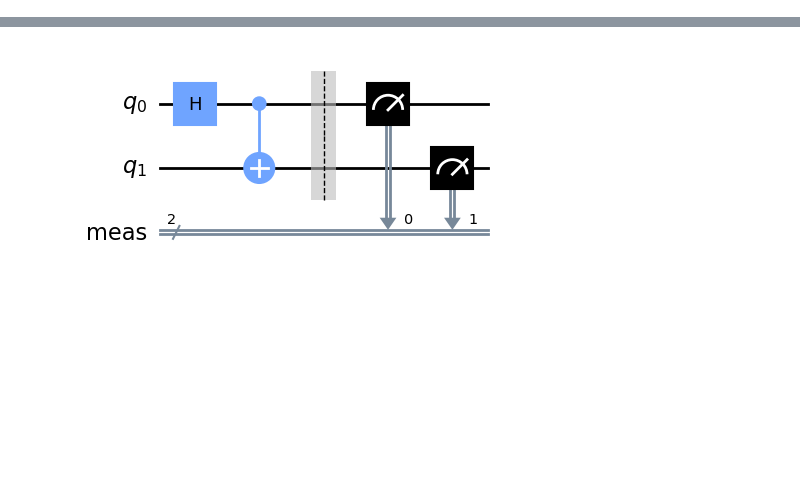
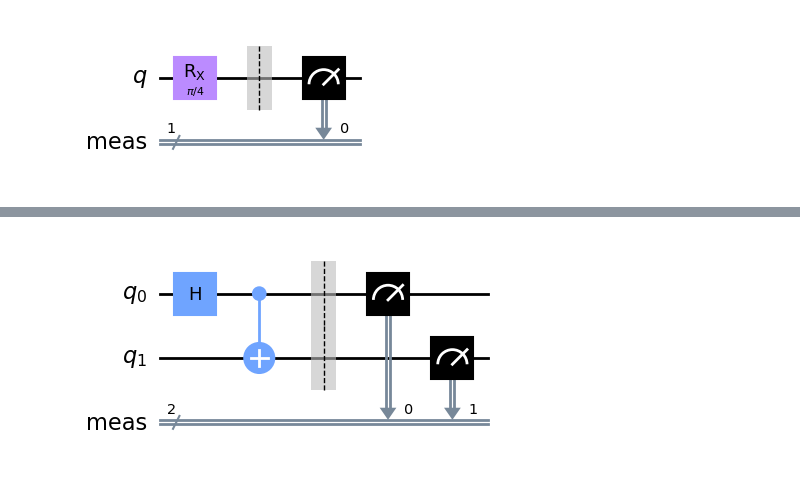
Before and after one commit to cailab-tamu/QuantumXCT, a Jupyter notebook: python/bell_dist_opt.ipynb, the cells around one changed output, grey strips where cells are left out. Drawn from its saved outputs; the diff is of its cells as text; code cells hidden in the pictures; blank space fills up the shorter version.

```diff
--- a/python/bell_dist_opt.ipynb
+++ b/python/bell_dist_opt.ipynb
@@ -17,0 +168,17 @@ from quantum_functions import create_interaction_observable_general, create_para
+# %%
+# 1. Create the Bell state (|ψ⟩ = (|00⟩ + |11⟩)/√2)
+#circuit = QuantumCircuit(2, 2)
+circuit = QuantumCircuit(1)
+circuit.rx(np.pi*1/4, 0)
+circuit.measure_all()
+
+nshots = 1000
+# 3. Simulate the circuit for 1024 shots
+simulator = BasicSimulator()
+compiled_circuit = transpile(circuit, simulator)
+job = simulator.run(compiled_circuit, shots=nshots)
+result = job.result()
+counts = result.get_counts(circuit)
+circuit.draw(output="mpl", style="clifford", fold=40)
+# %% [output]
+[figure, added]
```
Also changed, not shown: parts of 25 cells of this notebook, 1 other file.
